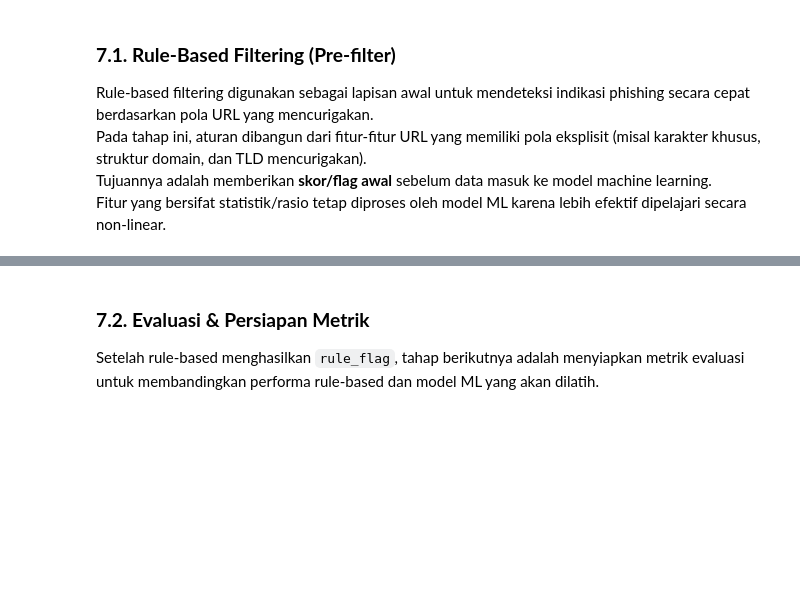
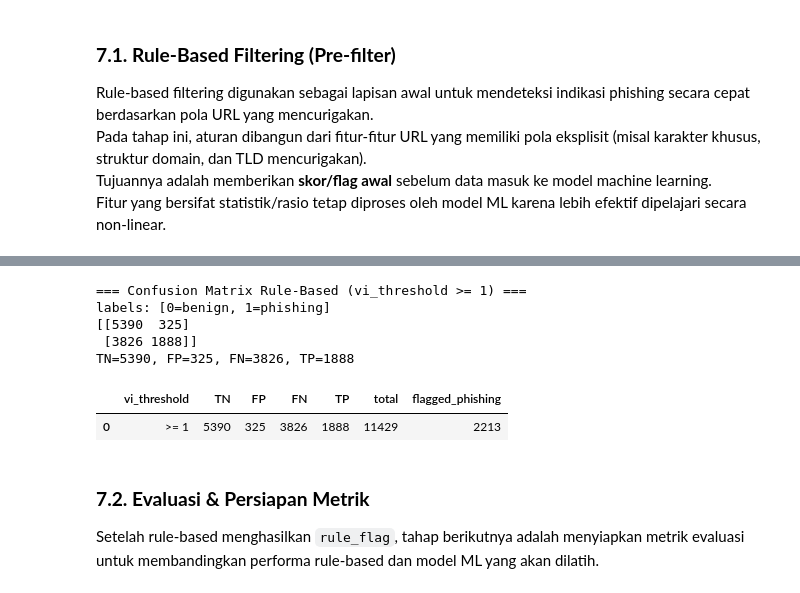
Before and after one commit to rubenmartogi/Phishing-Website-Detection-using-XGBoost-and-RFM, a Jupyter notebook: Phishing Website Detection_Models & Training.ipynb, the cells around one changed output, grey strips where cells are left out. Cells and saved outputs as stored; diff of their text form; code cells hidden in the pictures; blank space fills up the shorter version.

```diff
--- a/Phishing Website Detection_Models & Training.ipynb
+++ b/Phishing Website Detection_Models & Training.ipynb
@@ -434,3 +392,46 @@ df_threshold_compare
+# %%
+from sklearn.metrics import confusion_matrix
+import pandas as pd
+
+# pastikan label numerik 0/1
+y_true_bin = pd.to_numeric(y_true, errors="coerce").fillna(0).astype(int)
+
+# threshold hanya >= 1
+rule1_flag = (vi_count >= 1)
+
+# rule-based prediction
+y_pred_rule = ((rule1_flag) | (risk_score >= 7)).astype(int)
+
+# confusion matrix
+cm = confusion_matrix(y_true_bin, y_pred_rule, labels=[0, 1])
+tn, fp, fn, tp = cm.ravel()
+
+# simpan hasil ke dataframe
+df_rule_cm = pd.DataFrame([{
+    "vi_threshold": ">= 1",
+    "TN": int(tn),
+    "FP": int(fp),
+    "FN": int(fn),
+    "TP": int(tp),
+    "total": int(cm.sum()),
+    "flagged_phishing": int(y_pred_rule.sum()),
+}])
+
+# tampilkan hasil
+print("\n=== Confusion Matrix Rule-Based (vi_threshold >= 1) ===")
+print("labels: [0=benign, 1=phishing]")
+print(cm)
+print(f"TN={tn}, FP={fp}, FN={fn}, TP={tp}")
+
+df_rule_cm
+# %% [output]
+=== Confusion Matrix Rule-Based (vi_threshold >= 1) ===
+labels: [0=benign, 1=phishing]
+[[5390  325]
+ [3826 1888]]
+TN=5390, FP=325, FN=3826, TP=1888
+|  | vi_threshold | TN | FP | FN | TP | total | flagged_phishing |
+| 0 | >= 1 | 5390 | 325 | 3826 | 1888 | 11429 | 2213 |
 # %% [markdown]
 ### **7.2. Evaluasi & Persiapan Metrik**
 Setelah rule‑based menghasilkan `rule_flag`, tahap berikutnya adalah menyiapkan metrik evaluasi untuk membandingkan performa rule‑based dan model ML yang akan dilatih.
```
Also changed, not shown: parts of 2 cells of this notebook, 3 other files.
